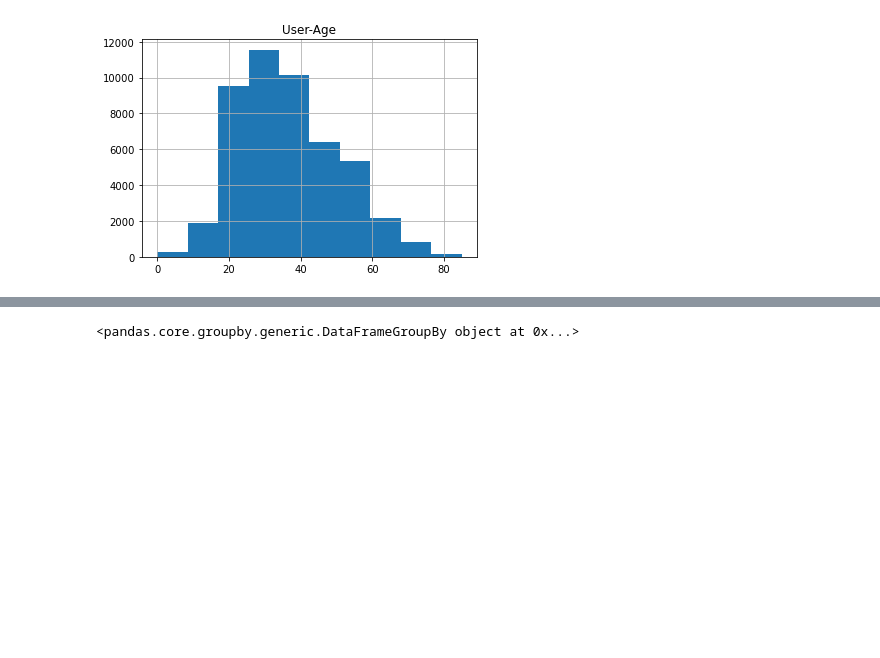
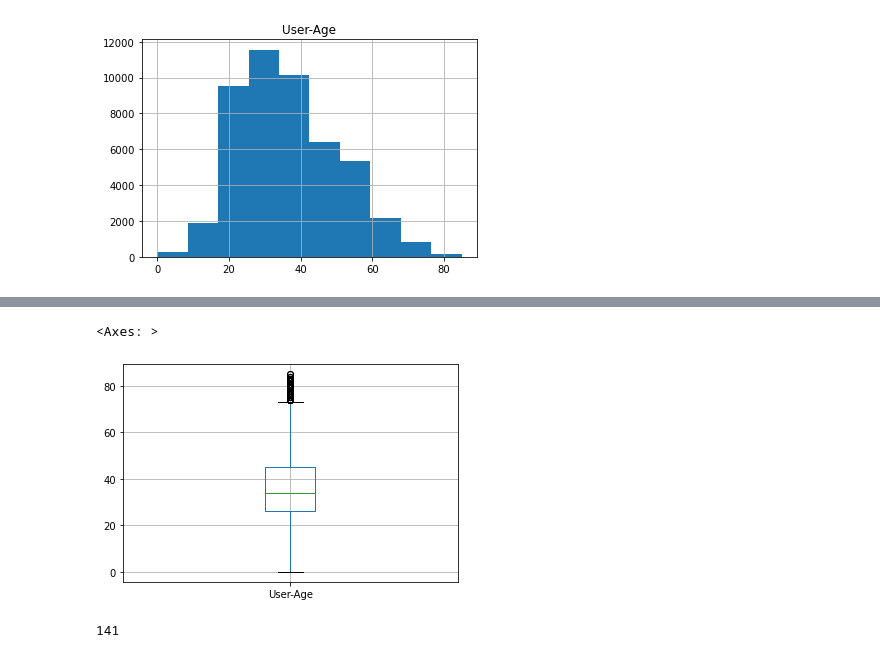
Before and after one commit to caseynator123/EDP_assigment2, a Jupyter notebook: preprocessing/preprocessing_user.ipynb, the cells around one changed output, grey strips where cells are left out. Saved outputs shown, nothing was run; the diff lists cells and outputs as text; code cells hidden in the pictures; blank space fills up the shorter version.

```diff
--- a/preprocessing/preprocessing_user.ipynb
+++ b/preprocessing/preprocessing_user.ipynb
@@ -466 +487,11 @@ array([[<Axes: title={'center': 'User-Age'}>]], dtype=object)
+# %%
+users[(users['User-Age'] != -1) & (users['User-Age'] < 90)].boxplot(column = 'User-Age')
+# %% [output]
+<Axes: >
+[figure, added]
+# %%
+# should people
+((users['User-Age'] < 8) & (users['User-Age'] != -1)).sum()
+# %% [output]
+141
 # %%
@@ -468,4 +498,0 @@ users.to_csv(path + 'cleaned/BX-Users.csv')
-# %%
-users_random.groupby('User-Country')
-# %% [output]
-<pandas.core.groupby.generic.DataFrameGroupBy object at 0x...>
```
Also changed, not shown: parts of 3 cells of this notebook.
